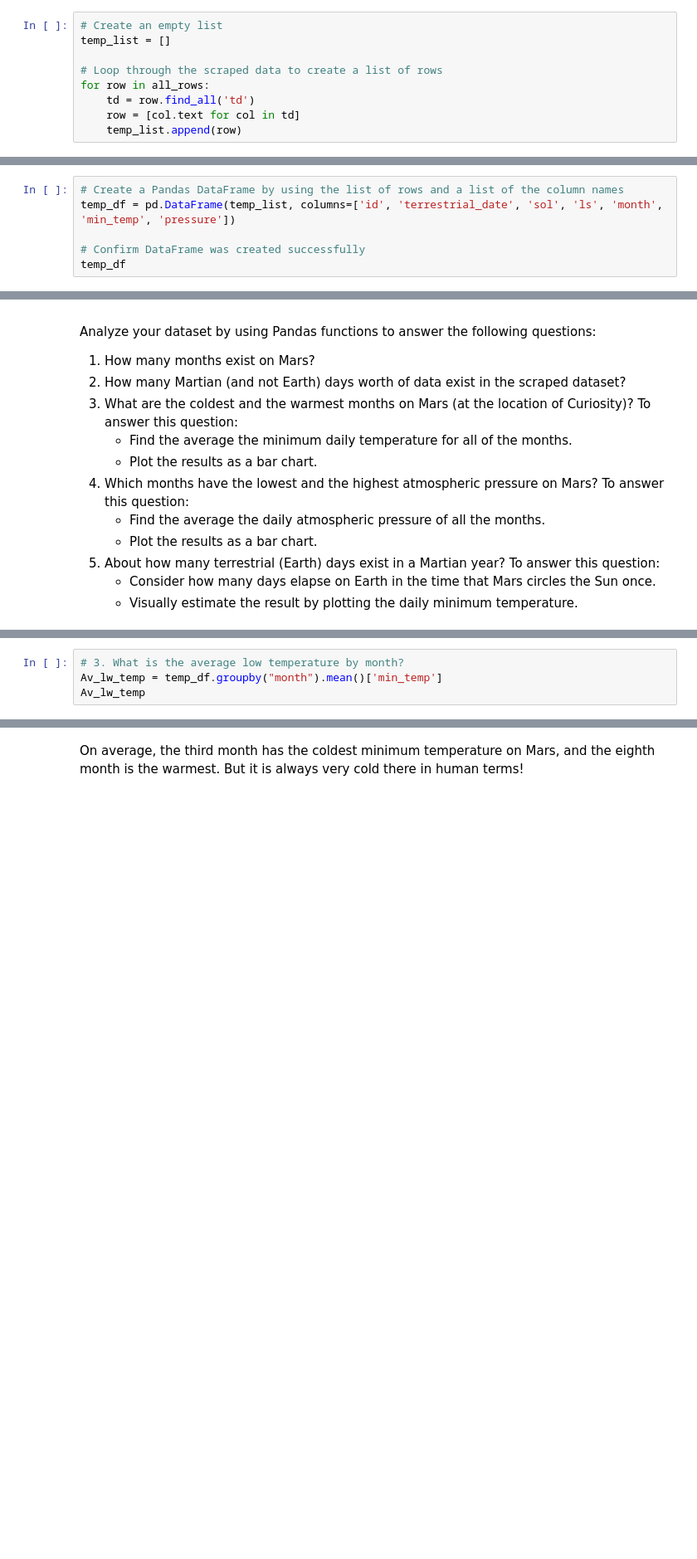
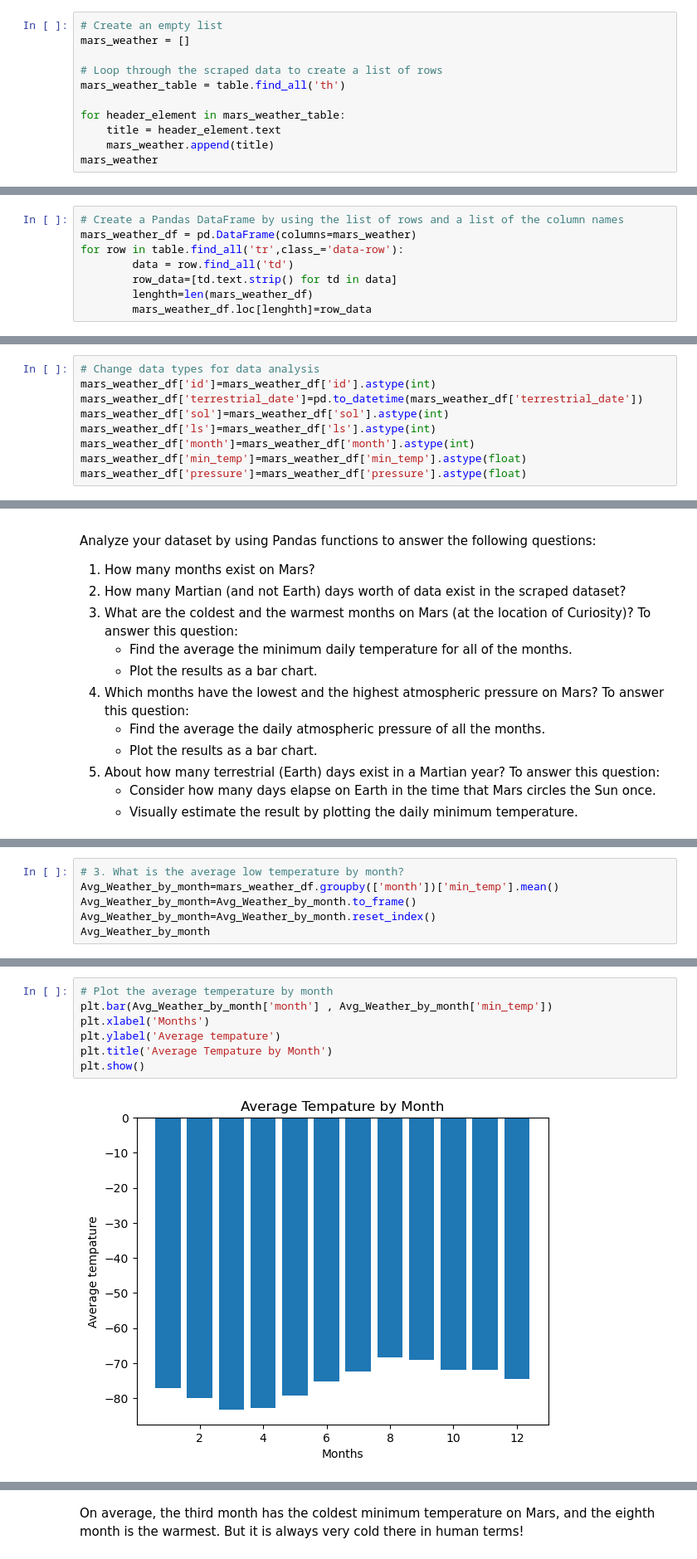
Before and after one commit to Suadg/Mars_DataCollection_Challenge, a Jupyter notebook: mars_weather_solutions.ipynb, the cells around one changed output, grey strips where cells are left out. Shown at 83% size. Cells and saved outputs as stored; diff of their text form; blank space fills up the shorter version.

Commit message:
updated mars_weather.ipynb

```diff
--- a/mars_weather_solutions.ipynb
+++ b/mars_weather_solutions.ipynb
@@ -71,9 +86,11 @@ all_rows = temp_soup.find_all('tr', class_='data-row')
 # %%
 # Create an empty list
-temp_list = []
+mars_weather = []
 
 # Loop through the scraped data to create a list of rows
-for row in all_rows:
-    td = row.find_all('td')
-    row = [col.text for col in td]
-    temp_list.append(row)
+mars_weather_table = table.find_all('th')
+
+for header_element in mars_weather_table:
+    title = header_element.text
+    mars_weather.append(title)
+mars_weather
@@ -80,6 +99,8 @@ for row in all_rows:
 # %%
 # Create a Pandas DataFrame by using the list of rows and a list of the column names
-temp_df = pd.DataFrame(temp_list, columns=['id', 'terrestrial_date', 'sol', 'ls', 'month', 'min_temp', 'pressure'])
-
-# Confirm DataFrame was created successfully
-temp_df
+mars_weather_df = pd.DataFrame(columns=mars_weather)
+for row in table.find_all('tr',class_='data-row'):
+        data = row.find_all('td')
+        row_data=[td.text.strip() for td in data]
+        lenghth=len(mars_weather_df)
+        mars_weather_df.loc[lenghth]=row_data
@@ -131,2 +141,11 @@ temp_df["terrestrial_date"] = pd.to_datetime(temp_df["terrestrial_date"])
+# %%
+# Change data types for data analysis
+mars_weather_df['id']=mars_weather_df['id'].astype(int)
+mars_weather_df['terrestrial_date']=pd.to_datetime(mars_weather_df['terrestrial_date'])
+mars_weather_df['sol']=mars_weather_df['sol'].astype(int)
+mars_weather_df['ls']=mars_weather_df['ls'].astype(int)
+mars_weather_df['month']=mars_weather_df['month'].astype(int)
+mars_weather_df['min_temp']=mars_weather_df['min_temp'].astype(float)
+mars_weather_df['pressure']=mars_weather_df['pressure'].astype(float)
 # %%
 # Confirm type changes were successful by examining data types again
@@ -189,5 +196,7 @@ sol_days
 # %%
 # 3. What is the average low temperature by month?
-Av_lw_temp = temp_df.groupby("month").mean()['min_temp']
-Av_lw_temp
+Avg_Weather_by_month=mars_weather_df.groupby(['month'])['min_temp'].mean()
+Avg_Weather_by_month=Avg_Weather_by_month.to_frame()
+Avg_Weather_by_month=Avg_Weather_by_month.reset_index()
+Avg_Weather_by_month
 # %% [output]
@@ -197,2 +216,11 @@ TypeError: agg function failed [how->mean,dtype->object]
+# %%
+# Plot the average temperature by month
+plt.bar(Avg_Weather_by_month['month'] , Avg_Weather_by_month['min_temp'])
+plt.xlabel('Months')
+plt.ylabel('Average tempature')
+plt.title('Average Tempature by Month')
+plt.show()
+# %% [output]
+[figure, added]
 # %%
 # Identify the coldest and hottest months in Curiosity's location
```
Also changed, not shown: parts of 25 cells of this notebook, 1 other file.
